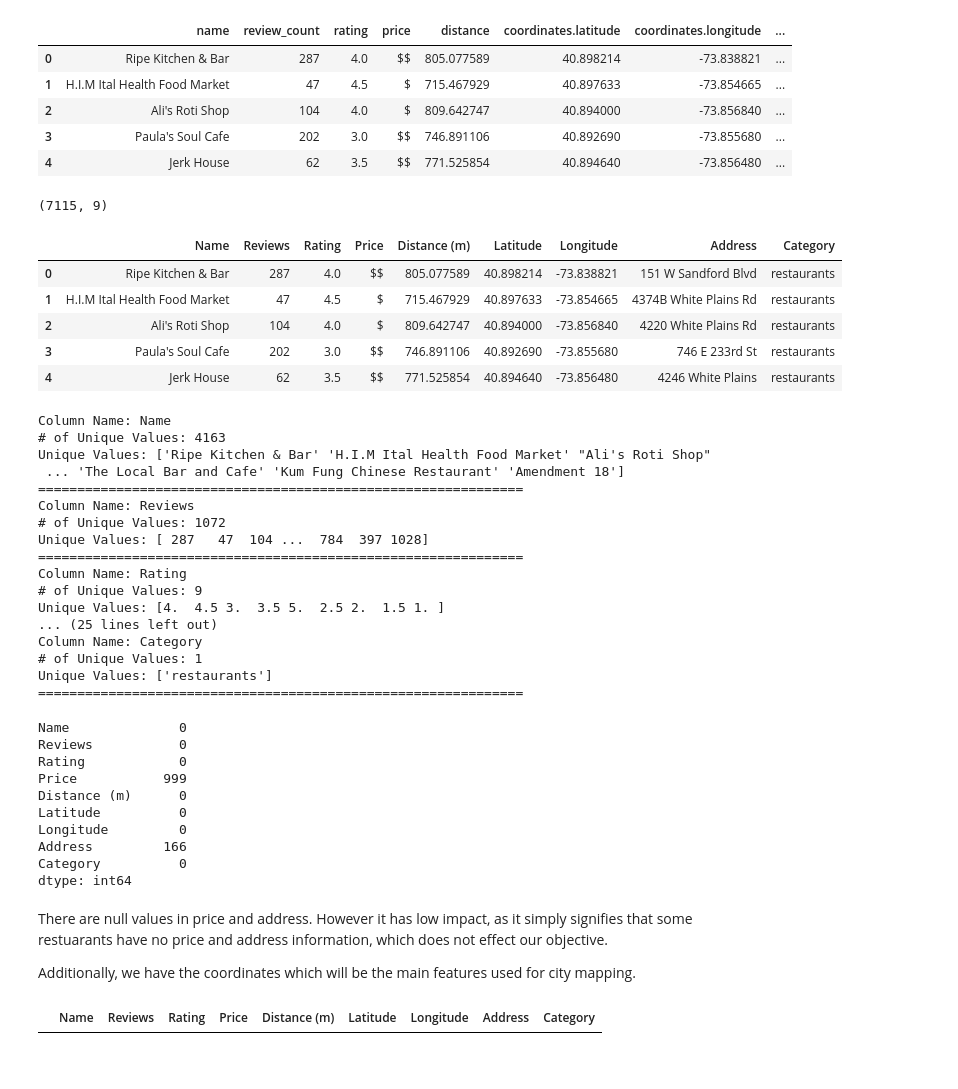
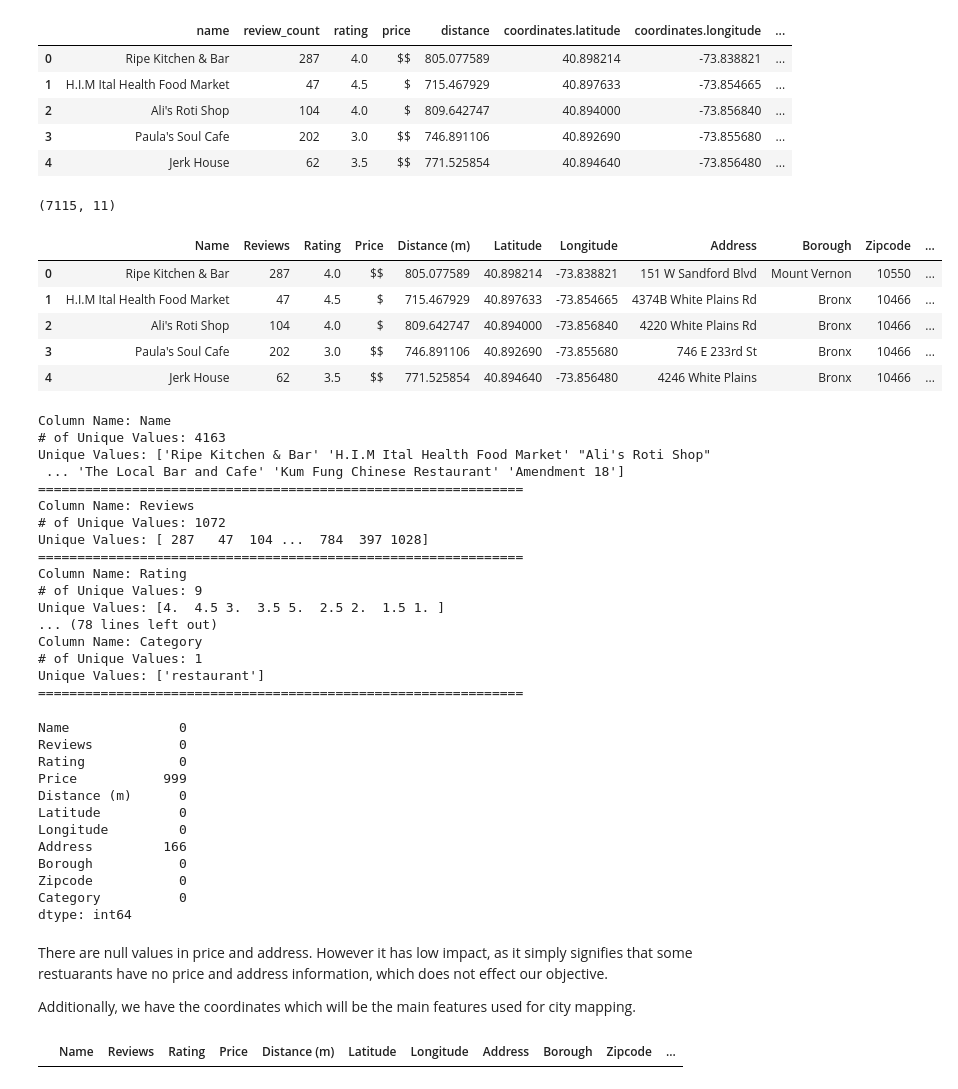
Before and after one commit to annleystanley/Midterm-Project, a Jupyter notebook: api_data_cleaning.ipynb, the cells around one changed output. Drawn from its saved outputs; the diff is of its cells as text; code cells hidden in the pictures.

```diff
--- a/api_data_cleaning.ipynb
+++ b/api_data_cleaning.ipynb
@@ -195,8 +201,7 @@ Index(['id', 'alias', 'name', 'image_url', 'is_closed', 'url', 'review_count',
 # Drop irrelevant or repetitive columns
 yelp_poi.drop(columns=['id','alias','image_url','is_closed','url','categories','transactions','phone',
                         'display_phone','location.address2','location.address3',
-                        'location.city','location.zip_code','location.country',
-                        'location.state','location.display_address'],
+                        'location.country','location.state','location.display_address'],
                          inplace=True)
 yelp_poi.head()
 # %% [output]
@@ -209,18 +214,19 @@ yelp_poi.head()
 # %%
 # Rename columns for better interpretability
 yelp_poi.columns = ['Name','Reviews','Rating','Price',
-                    'Distance (m)','Latitude','Longitude','Address','Category']
+                    'Distance (m)','Latitude','Longitude','Address','Borough','Zipcode','Category']
+yelp_poi['Category'] = 'restaurant'
 
 print(yelp_poi.shape)
 yelp_poi.head()
 # %% [output]
-(7115, 9)
+(7115, 11)
-|  | Name | Reviews | Rating | Price | Distance (m) | Latitude | Longitude | Address | Category |
-| 0 | Ripe Kitchen & Bar | 287 | 4.0 | $$ | 805.077589 | 40.898214 | -73.838821 | 151 W Sandford Blvd | restaurants |
-| 1 | H.I.M Ital Health Food Market | 47 | 4.5 | $ | 715.467929 | 40.897633 | -73.854665 | 4374B White Plains Rd | restaurants |
-| 2 | Ali's Roti Shop | 104 | 4.0 | $ | 809.642747 | 40.894000 | -73.856840 | 4220 White Plains Rd | restaurants |
-| 3 | Paula's Soul Cafe | 202 | 3.0 | $$ | 746.891106 | 40.892690 | -73.855680 | 746 E 233rd St | restaurants |
-| 4 | Jerk House | 62 | 3.5 | $$ | 771.525854 | 40.894640 | -73.856480 | 4246 White Plains | restaurants |
+|  | Name | Reviews | Rating | Price | Distance (m) | Latitude | Longitude | Address | Borough | Zipcode | ... |
+| 0 | Ripe Kitchen & Bar | 287 | 4.0 | $$ | 805.077589 | 40.898214 | -73.838821 | 151 W Sandford Blvd | Mount Vernon | 10550 | ... |
+| 1 | H.I.M Ital Health Food Market | 47 | 4.5 | $ | 715.467929 | 40.897633 | -73.854665 | 4374B White Plains Rd | Bronx | 10466 | ... |
+| 2 | Ali's Roti Shop | 104 | 4.0 | $ | 809.642747 | 40.894000 | -73.856840 | 4220 White Plains Rd | Bronx | 10466 | ... |
+| 3 | Paula's Soul Cafe | 202 | 3.0 | $$ | 746.891106 | 40.892690 | -73.855680 | 746 E 233rd St | Bronx | 10466 | ... |
+| 4 | Jerk House | 62 | 3.5 | $$ | 771.525854 | 40.894640 | -73.856480 | 4246 White Plains | Bronx | 10466 | ... |
 # %%
 # Check for unique values
 unique_values(yelp_poi)
@@ -237,10 +243,10 @@ Unique Values: [ 287   47  104 ...  784  397 1028]
 Column Name: Rating
 # of Unique Values: 9
 Unique Values: [4.  4.5 3.  3.5 5.  2.5 2.  1.5 1. ]
-... (25 lines left out)
+... (78 lines left out)
 Column Name: Category
 # of Unique Values: 1
-Unique Values: ['restaurants']
+Unique Values: ['restaurant']
 ==============================================================
 # %%
 # Check for nulls
@@ -254,6 +260,8 @@ Distance (m)      0
 Latitude          0
 Longitude         0
 Address         166
+Borough           0
+Zipcode           0
 Category          0
 dtype: int64
 # %% [markdown]
@@ -266,7 +274,7 @@ yelp_poi[yelp_poi.duplicated()]
 
 # No duplicates
 # %% [output]
-|  | Name | Reviews | Rating | Price | Distance (m) | Latitude | Longitude | Address | Category |
+|  | Name | Reviews | Rating | Price | Distance (m) | Latitude | Longitude | Address | Borough | Zipcode | ... |
 # %%
 # See variance in numeric feautures
 yelp_poi.describe()
```
Also changed, not shown: parts of 103 cells of this notebook, 22 other files.
